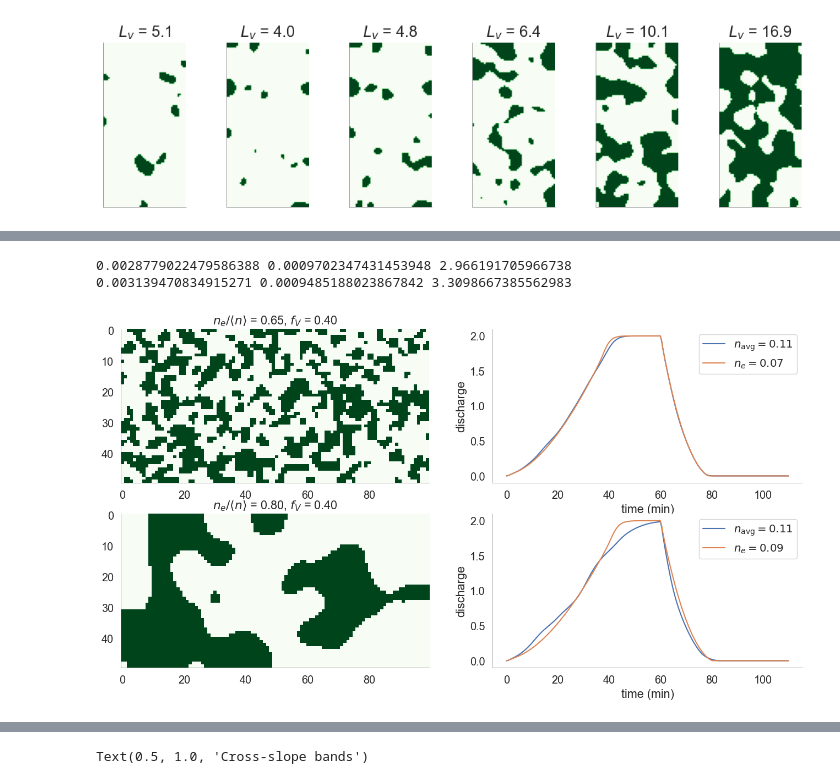
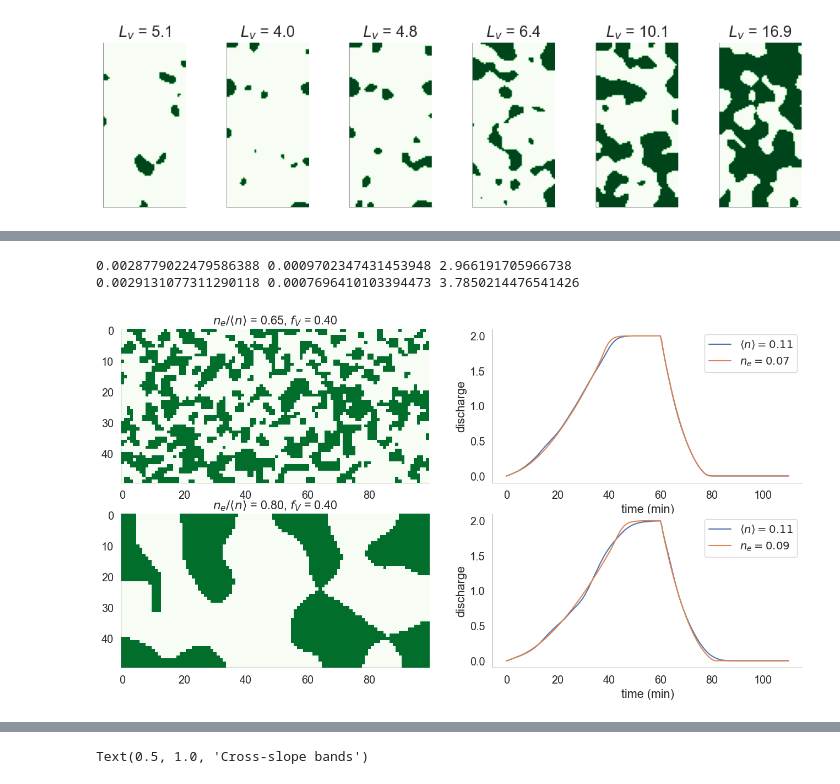
Before and after one commit to octavia-crompton/roughness-scale, a Jupyter notebook: notebooks/roughness_scale-pattern.ipynb, the cells around one changed output, grey strips where cells are left out. Cells and saved outputs as stored; diff of their text form; code cells hidden in the pictures.

```diff
--- a/notebooks/roughness_scale-pattern.ipynb
+++ b/notebooks/roughness_scale-pattern.ipynb
@@ -176,7 +175,7 @@ def plot_q_compare(sim, ax):
 
     plotted = False
     if t is not None and hydro is not None:
-        lbl = r"$n_{\mathrm{avg}}$" + (r"$={:.2f}$".format(r_avg_v) if r_avg_v is not None else "")
+        lbl = r"$\langle n \rangle$" + (r"$={:.2f}$".format(r_avg_v) if r_avg_v is not None else "")
         ax.plot(t / 60, hydro, label=lbl)
         plotted = True
     if t is not None and eq_hyd is not None:
@@ -214,22 +255,21 @@ plot_q_compare(sim, axes[3])
 # %%
-query = 'hydro_err < 0.04   and p == 5 and  l == 200 and tr == 60'
+query = 'hydro_err < 0.03   and p == 5 and  l == 200 and tr == 60'
 fig, axes = plt.subplots(2, 2, figsize = (16,8))
 axes = axes.ravel()
 sim = summary.query(query).query("fV > 0.3 and sigma == 1 and aniso == 1").iloc[0]
-axes[0].imshow(sim.veg[:, :150], cmap = 'Greens')
+axes[0].imshow(sim.veg[:, :150], cmap = 'Greens', vmin = 0, vmax = 1.15)
 
 axes[0].set_title(r"$n_e / \langle n \rangle$ = {0:.2f}, $f_V$ = {1:.2f}".format(sim.effect_ratio, sim.veg.mean()))
 plot_q_compare(sim, axes[1])
 print (sim['<U>']**2, sim['<Up2>'], sim['<U>']**2/sim['<Up2>'])
 
 sim = summary.query(query).query("fV > 0.3 and sigma == 5 and aniso == 1 ").iloc[0]
-axes[2].imshow(sim.veg[:, :150], cmap = 'Greens')
+axes[2].imshow(sim.veg[:, :150], cmap = 'Greens', vmin = 0, vmax = 1.15)
 axes[2].set_title(r"$n_e / \langle n \rangle$ = {0:.2f}, $f_V$ = {1:.2f}".format(sim.effect_ratio, sim.veg.mean()))
 print (sim['<U>']**2, sim['<Up2>'], sim['<U>']**2/sim['<Up2>'])
 
 plot_q_compare(sim, axes[3])
-# Key point the effect size increases with sigma, but not monotonically with fV
 # %% [output]
 0.0028779022479586388 0.0009702347431453948 2.966191705966738
-0.003139470834915271 0.0009485188023867842 3.3098667385562983
+0.0029131077311290118 0.0007696410103394473 3.7850214476541426
-[figure, old version]
+[figure, new version]
```
Also changed, not shown: parts of 21 cells of this notebook, 10 other files.
